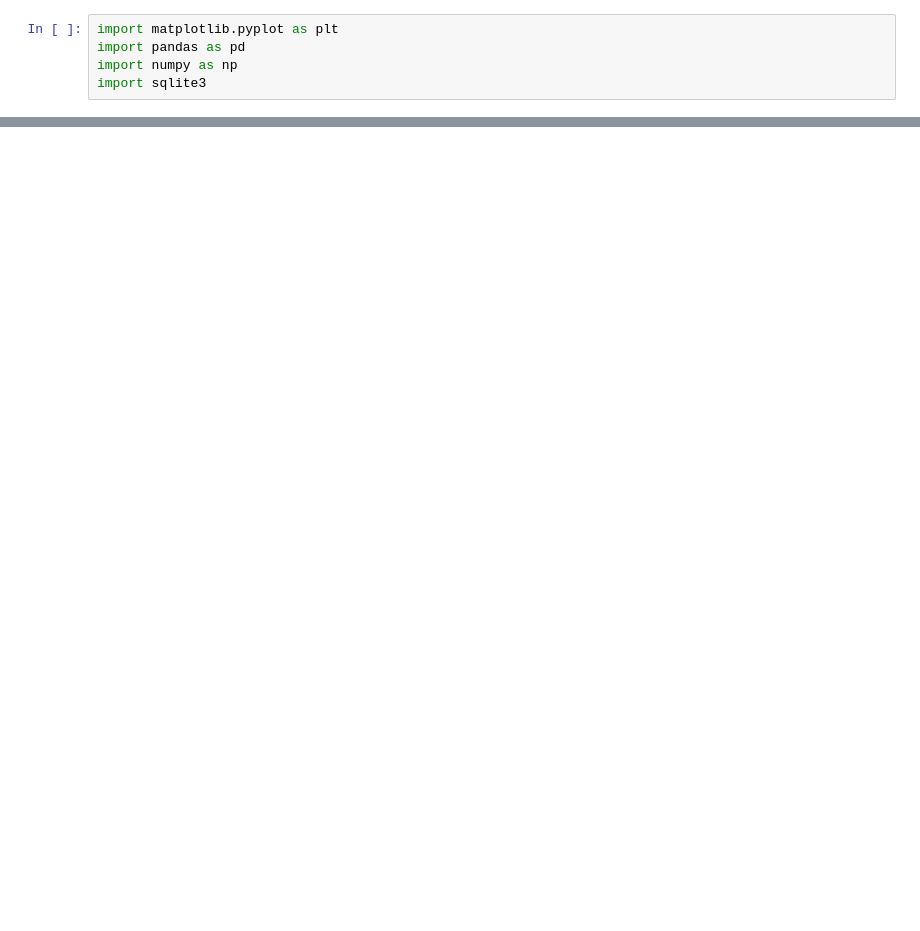
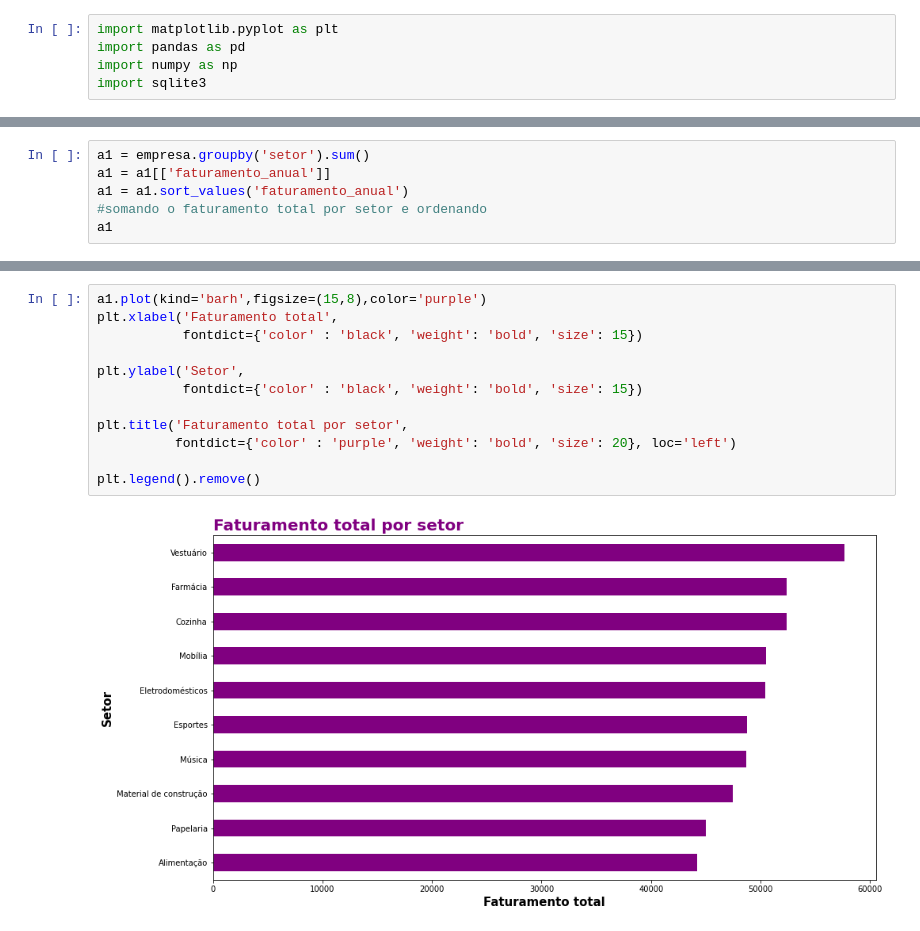
Before and after one commit to leticia-brand/DelPhone, a Jupyter notebook: mysite/paloma/analysis.ipynb, the cells around one changed output, grey strips where cells are left out. Cells and saved outputs as stored; diff of their text form; blank space fills up the shorter version.

```diff
--- a/mysite/paloma/analysis.ipynb
+++ b/mysite/paloma/analysis.ipynb
@@ -49,0 +66,6 @@ busca.head()
+# %%
+a1 = empresa.groupby('setor').sum()
+a1 = a1[['faturamento_anual']]
+a1 = a1.sort_values('faturamento_anual')
+#somando o faturamento total por setor e ordenando
+a1
@@ -49,0 +85,14 @@ busca.head()
+# %%
+a1.plot(kind='barh',figsize=(15,8),color='purple')
+plt.xlabel('Faturamento total',
+           fontdict={'color' : 'black', 'weight': 'bold', 'size': 15})
+
+plt.ylabel('Setor',
+           fontdict={'color' : 'black', 'weight': 'bold', 'size': 15})
+
+plt.title('Faturamento total por setor',
+          fontdict={'color' : 'purple', 'weight': 'bold', 'size': 20}, loc='left')
+
+plt.legend().remove()
+# %% [output]
+[figure, added]
```
Also changed, not shown: parts of 23 cells of this notebook, 2 other files.
